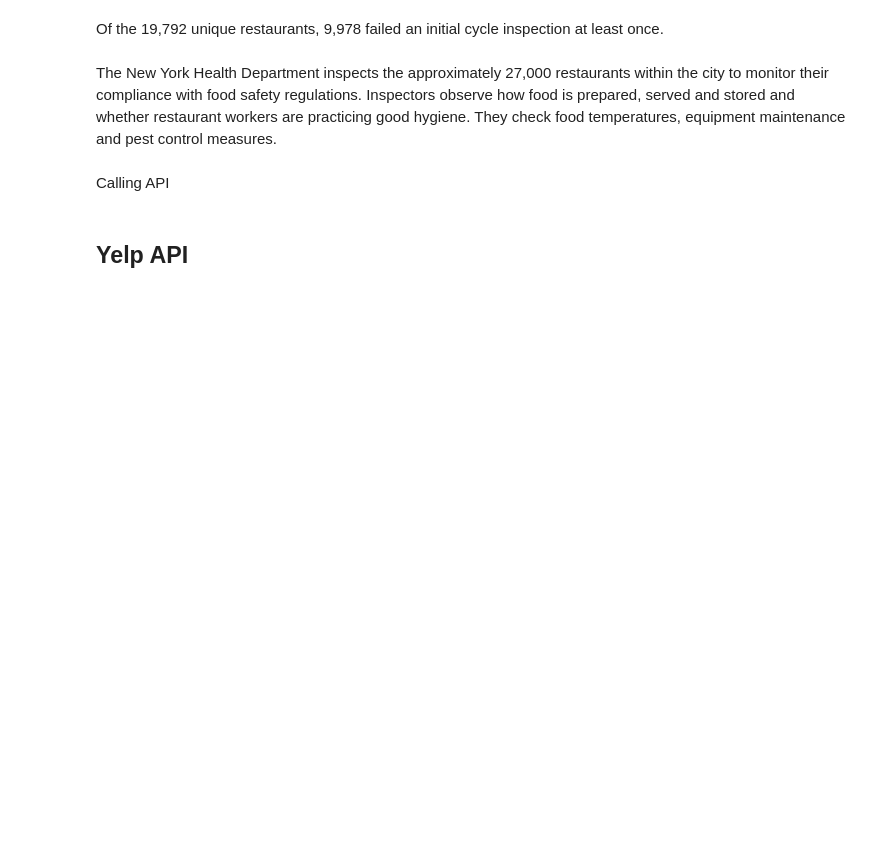
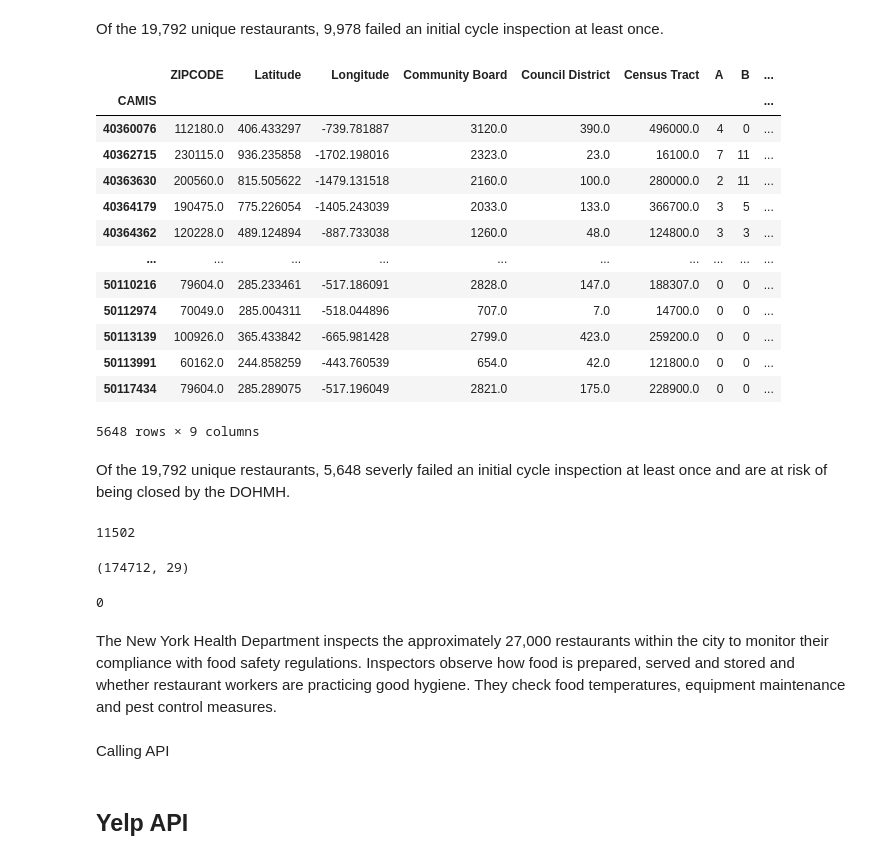
Before and after one commit to rcauvy/predicting-nyc-health-violations-with-nlp, a Jupyter notebook: Predicting NYC Health Violations.ipynb, the cells around one changed output. Drawn from its saved outputs; the diff is of its cells as text; code cells hidden in the pictures; blank space fills up the shorter version.

```diff
--- a/Predicting NYC Health Violations.ipynb
+++ b/Predicting NYC Health Violations.ipynb
@@ -84,0 +67,2 @@ doh
+# %%
+doh.dropna(subset=['PHONE'],inplace=True)
@@ -104,7 +120,9 @@ pass_fail[pass_fail['FAIL'] > 0]
+# %%
+doh['PHONE'] = '+1'+doh['PHONE']
 # %% [markdown]
 Of the 19,792 unique restaurants, 12,221 did not pass the intitial inspections at least once.
 # %%
-doh_grades = doh.groupby(['CAMIS'])['BORO','BUILDING','STREET','ZIPCODE',
+doh_grades = doh.groupby(['CAMIS'])['PHONE','BORO','BUILDING','STREET','ZIPCODE',
                                     'PHONE','CUISINE DESCRIPTION',
                                     'Latitude','Longitude','Community Board',
                                     'Council District','Census Tract',
@@ -116,13 +164,38 @@ doh_grades[doh_grades['B'] > 0]
 # %% [markdown]
 Of the 19,792 unique restaurants, 9,978 failed an initial cycle inspection at least once.
+# %%
+doh_grades[doh_grades['C'] > 0]
+# %% [output]
+|  | ZIPCODE | Latitude | Longitude | Community Board | Council District | Census Tract | A | B | ... |
+| CAMIS |  |  |  |  |  |  |  |  | ... |
+| 40360076 | 112180.0 | 406.433297 | -739.781887 | 3120.0 | 390.0 | 496000.0 | 4 | 0 | ... |
+| 40362715 | 230115.0 | 936.235858 | -1702.198016 | 2323.0 | 23.0 | 16100.0 | 7 | 11 | ... |
+| 40363630 | 200560.0 | 815.505622 | -1479.131518 | 2160.0 | 100.0 | 280000.0 | 2 | 11 | ... |
+| 40364179 | 190475.0 | 775.226054 | -1405.243039 | 2033.0 | 133.0 | 366700.0 | 3 | 5 | ... |
+| 40364362 | 120228.0 | 489.124894 | -887.733038 | 1260.0 | 48.0 | 124800.0 | 3 | 3 | ... |
+| ... | ... | ... | ... | ... | ... | ... | ... | ... | ... |
+| 50110216 | 79604.0 | 285.233461 | -517.186091 | 2828.0 | 147.0 | 188307.0 | 0 | 0 | ... |
+| 50112974 | 70049.0 | 285.004311 | -518.044896 | 707.0 | 7.0 | 14700.0 | 0 | 0 | ... |
+| 50113139 | 100926.0 | 365.433842 | -665.981428 | 2799.0 | 423.0 | 259200.0 | 0 | 0 | ... |
+| 50113991 | 60162.0 | 244.858259 | -443.760539 | 654.0 | 42.0 | 121800.0 | 0 | 0 | ... |
+| 50117434 | 79604.0 | 285.289075 | -517.196049 | 2821.0 | 175.0 | 228900.0 | 0 | 0 | ... |
+5648 rows × 9 columns
+# %% [markdown]
+Of the 19,792 unique restaurants, 5,648 severly failed an initial cycle inspection at least once and are at risk of being closed by the DOHMH.
 # %%
 doh.duplicated().sum()
+# %% [output]
+11502
 # %%
 doh.drop_duplicates(inplace=True)
 # %%
 doh.shape
+# %% [output]
+(174712, 29)
 # %%
 doh['SCORE'].isna().sum()
+# %% [output]
+0
 # %%
 doh['SCORE'].hist(bins=113, figsize=(12,8));
 # %%
```
Also changed, not shown: parts of 43 cells of this notebook, 4 other files.
